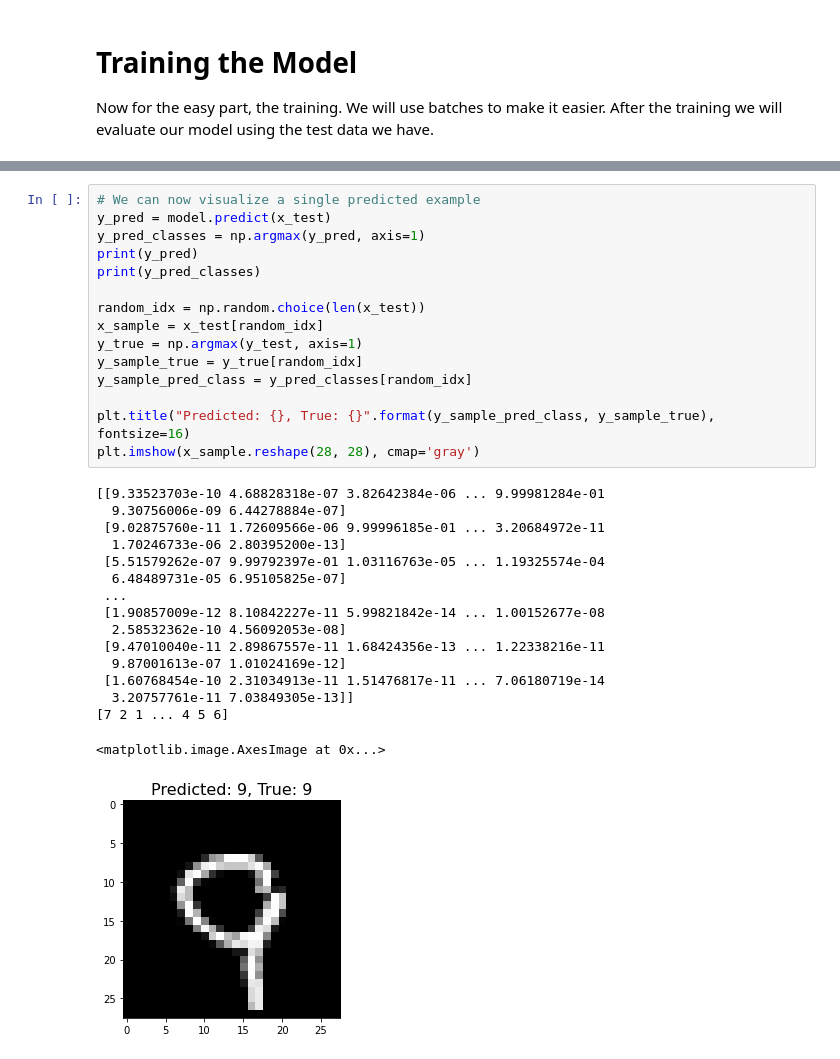
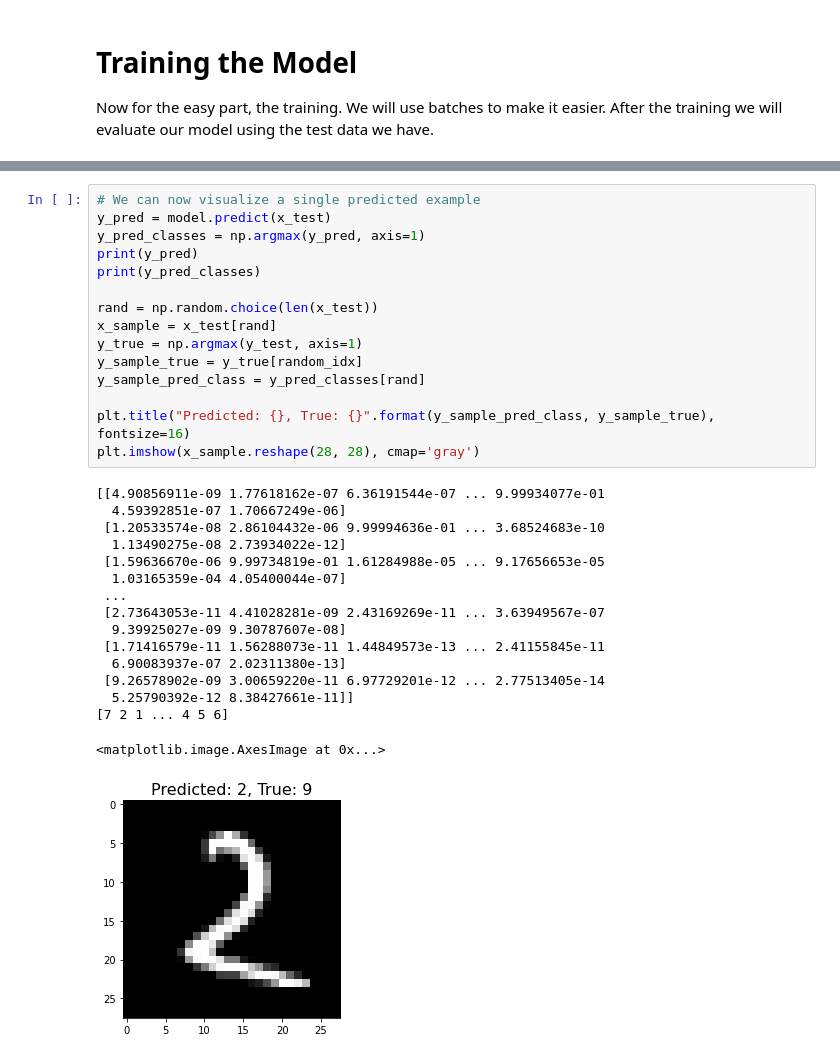
Before and after one commit to KAlex91/MNIST-handwritten-digit-classification, a Jupyter notebook: MNIST handwritten digit classification notebook.ipynb, the cells around one changed output, grey strips where cells are left out. Drawn from its saved outputs; the diff is of its cells as text.

```diff
--- a/MNIST handwritten digit classification notebook.ipynb
+++ b/MNIST handwritten digit classification notebook.ipynb
@@ -171,35 +175,35 @@ Test Loss: 0.06512269377708435, Test Accuracy: 0.9807999730110168
 # %%
 # We can now visualize a single predicted example
 y_pred = model.predict(x_test)
 y_pred_classes = np.argmax(y_pred, axis=1)
 print(y_pred)
 print(y_pred_classes)
 
-random_idx = np.random.choice(len(x_test))
-x_sample = x_test[random_idx]
+rand = np.random.choice(len(x_test))
+x_sample = x_test[rand]
 y_true = np.argmax(y_test, axis=1)
 y_sample_true = y_true[random_idx]
-y_sample_pred_class = y_pred_classes[random_idx]
+y_sample_pred_class = y_pred_classes[rand]
 
 plt.title("Predicted: {}, True: {}".format(y_sample_pred_class, y_sample_true), fontsize=16)
 plt.imshow(x_sample.reshape(28, 28), cmap='gray')
 # %% [output]
-[[9.33523703e-10 4.68828318e-07 3.82642384e-06 ... 9.99981284e-01
-  9.30756006e-09 6.44278884e-07]
- [9.02875760e-11 1.72609566e-06 9.99996185e-01 ... 3.20684972e-11
-  1.70246733e-06 2.80395200e-13]
- [5.51579262e-07 9.99792397e-01 1.03116763e-05 ... 1.19325574e-04
-  6.48489731e-05 6.95105825e-07]
+[[4.90856911e-09 1.77618162e-07 6.36191544e-07 ... 9.99934077e-01
+  4.59392851e-07 1.70667249e-06]
+ [1.20533574e-08 2.86104432e-06 9.99994636e-01 ... 3.68524683e-10
+  1.13490275e-08 2.73934022e-12]
+ [1.59636670e-06 9.99734819e-01 1.61284988e-05 ... 9.17656653e-05
+  1.03165359e-04 4.05400044e-07]
  ...
- [1.90857009e-12 8.10842227e-11 5.99821842e-14 ... 1.00152677e-08
-  2.58532362e-10 4.56092053e-08]
- [9.47010040e-11 2.89867557e-11 1.68424356e-13 ... 1.22338216e-11
-  9.87001613e-07 1.01024169e-12]
- [1.60768454e-10 2.31034913e-11 1.51476817e-11 ... 7.06180719e-14
-  3.20757761e-11 7.03849305e-13]]
+ [2.73643053e-11 4.41028281e-09 2.43169269e-11 ... 3.63949567e-07
+  9.39925027e-09 9.30787607e-08]
+ [1.71416579e-11 1.56288073e-11 1.44849573e-13 ... 2.41155845e-11
+  6.90083937e-07 2.02311380e-13]
+ [9.26578902e-09 3.00659220e-11 6.97729201e-12 ... 2.77513405e-14
+  5.25790392e-12 8.38427661e-11]]
 [7 2 1 ... 4 5 6]
 <matplotlib.image.AxesImage at 0x...>
-[figure, old version]
+[figure, new version]
 # %%
 # Finally we can plot a confusion matrix to visualize how well our model can predict in the test data.
 confusion_mtx = confusion_matrix(y_true, y_pred_classes)
```
Also changed, not shown: parts of 5 cells of this notebook.
